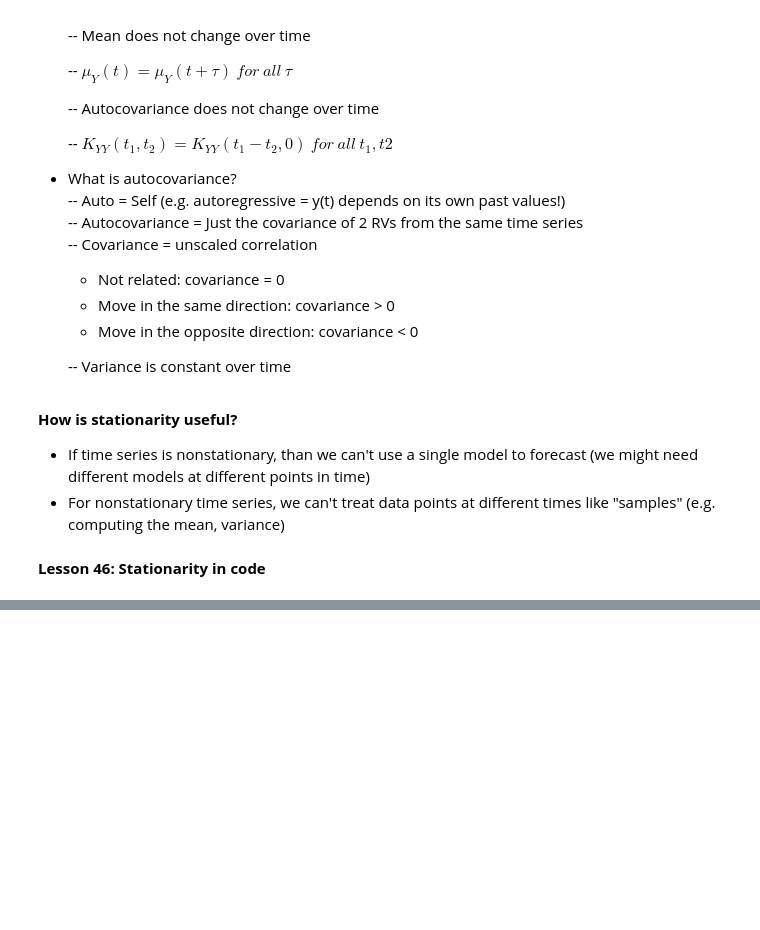
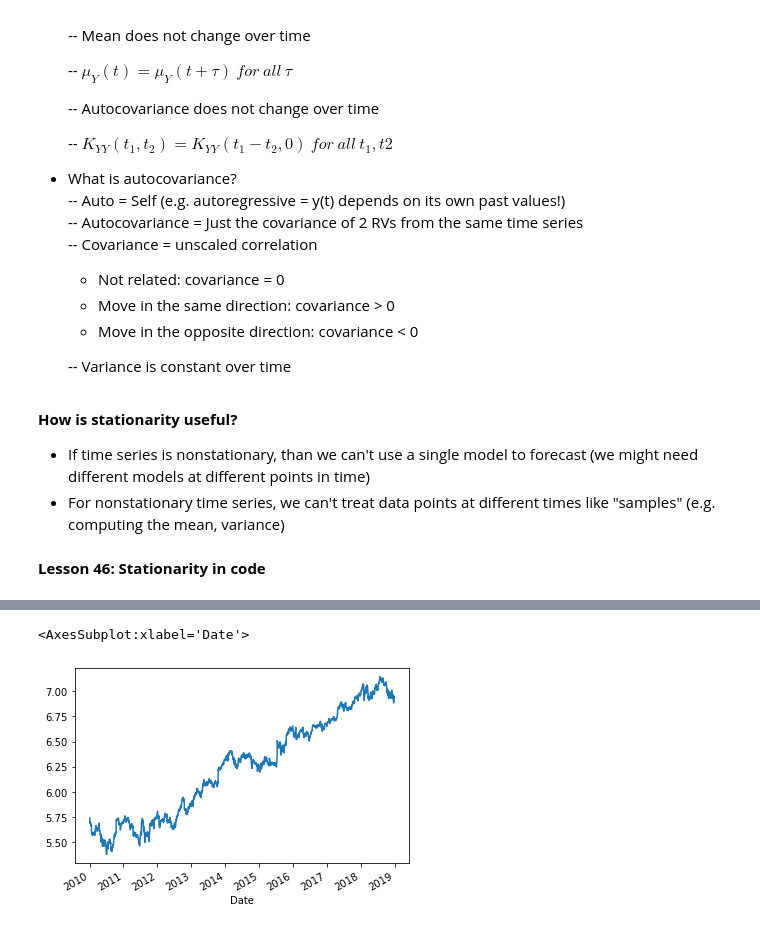
Before and after one commit to unpatel1/Time_Series_Analysis_Forecasting_ML, a Jupyter notebook: Section_5/Section_5_ARIMA.ipynb, the cells around one changed output, grey strips where cells are left out. Drawn from its saved outputs; the diff is of its cells as text; code cells hidden in the pictures; blank space fills up the shorter version.

```diff
--- a/Section_5/Section_5_ARIMA.ipynb
+++ b/Section_5/Section_5_ARIMA.ipynb
@@ -391,0 +533,11 @@ We received the best result from ARIMA(12,1,0) with log data.
+# %%
+goog = stocks[stocks['Name'] == 'GOOG'][['Close']]
+# %%
+goog['LogPrice'] = np.log(goog['Close'])
+# %%
+goog['LogRet'] = goog['LogPrice'].diff()
+# %%
+goog['LogPrice'].plot()
+# %% [output]
+<AxesSubplot:xlabel='Date'>
+[figure, added]
```
Also changed, not shown: parts of 25 cells of this notebook, 2 other files.
